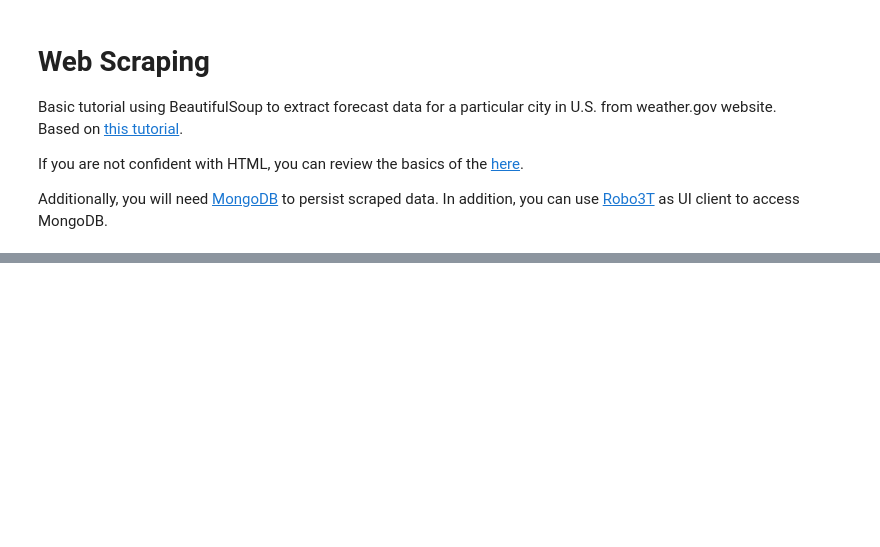
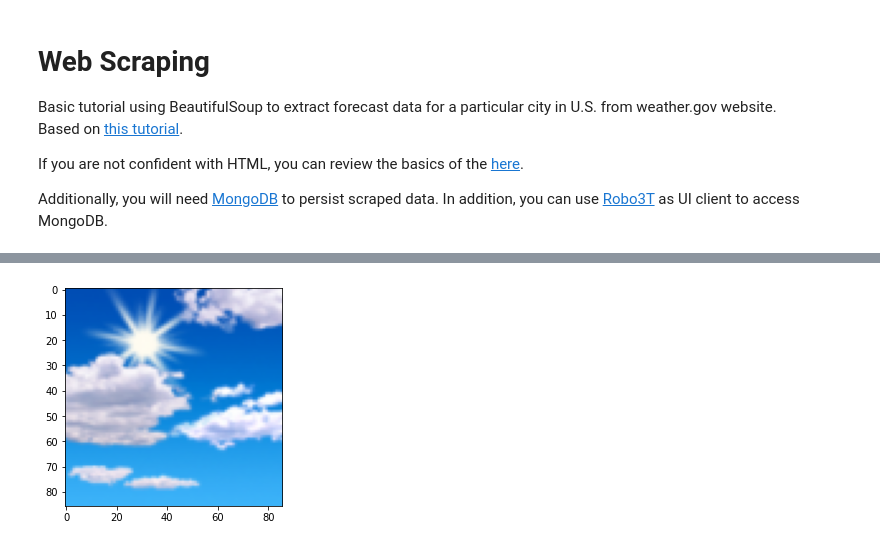
Before and after one commit to JorgeFlorezC/web-scraping-tutorial, a Jupyter notebook: webscraping-tutorial.ipynb, the cells around one changed output, grey strips where cells are left out. Drawn from its saved outputs; the diff is of its cells as text; code cells hidden in the pictures; blank space fills up the shorter version.

```diff
--- a/webscraping-tutorial.ipynb
+++ b/webscraping-tutorial.ipynb
@@ -66,9 +111,11 @@ img = tonight.find("img")
 # %%
 # Extracting and showing a static resource, the image best representing the forecast
 f = urlopen(SITE_URL + img["src"])
-a = plt.imread(f)
+a = Image.open(f)
 plt.imshow(a)
 plt.show()
+# %% [output]
+[figure, added]
 # %%
 # Extracting additional metadata from image
 desc = img["title"]
```
Also changed, not shown: parts of 15 cells of this notebook, 3 other files.
